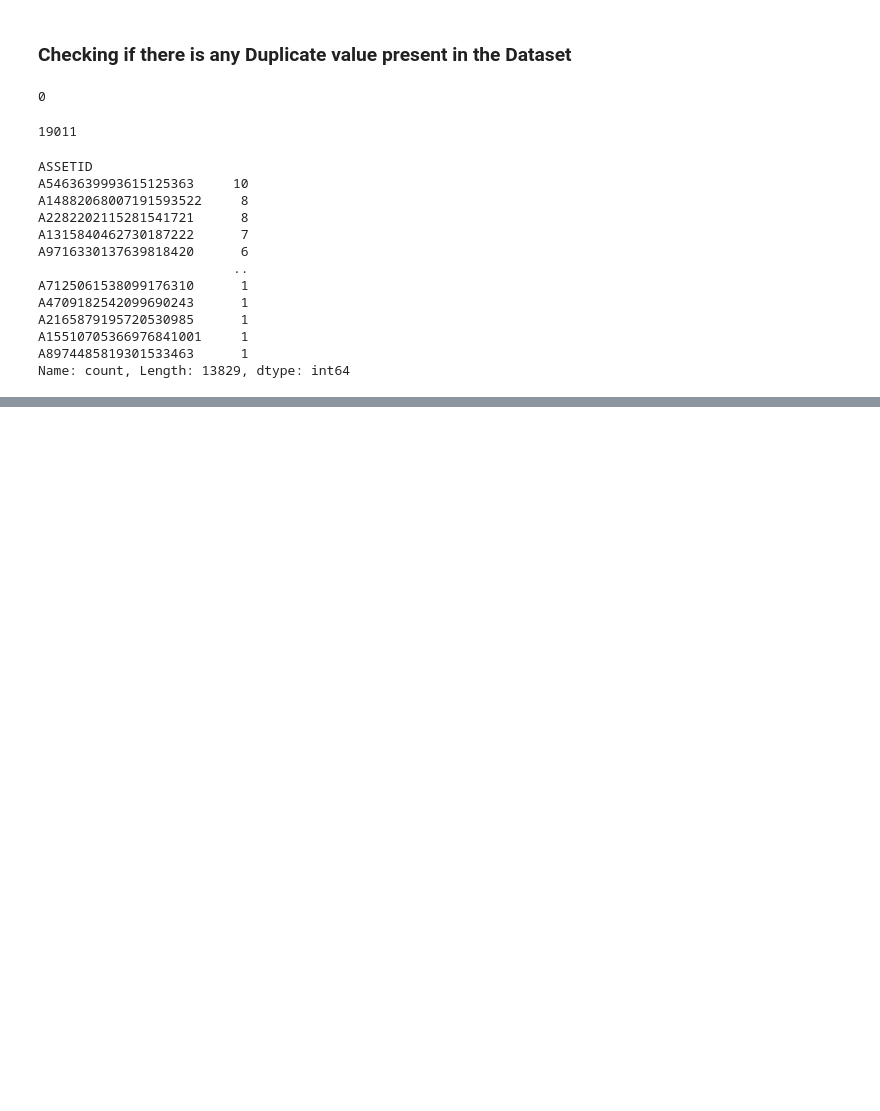
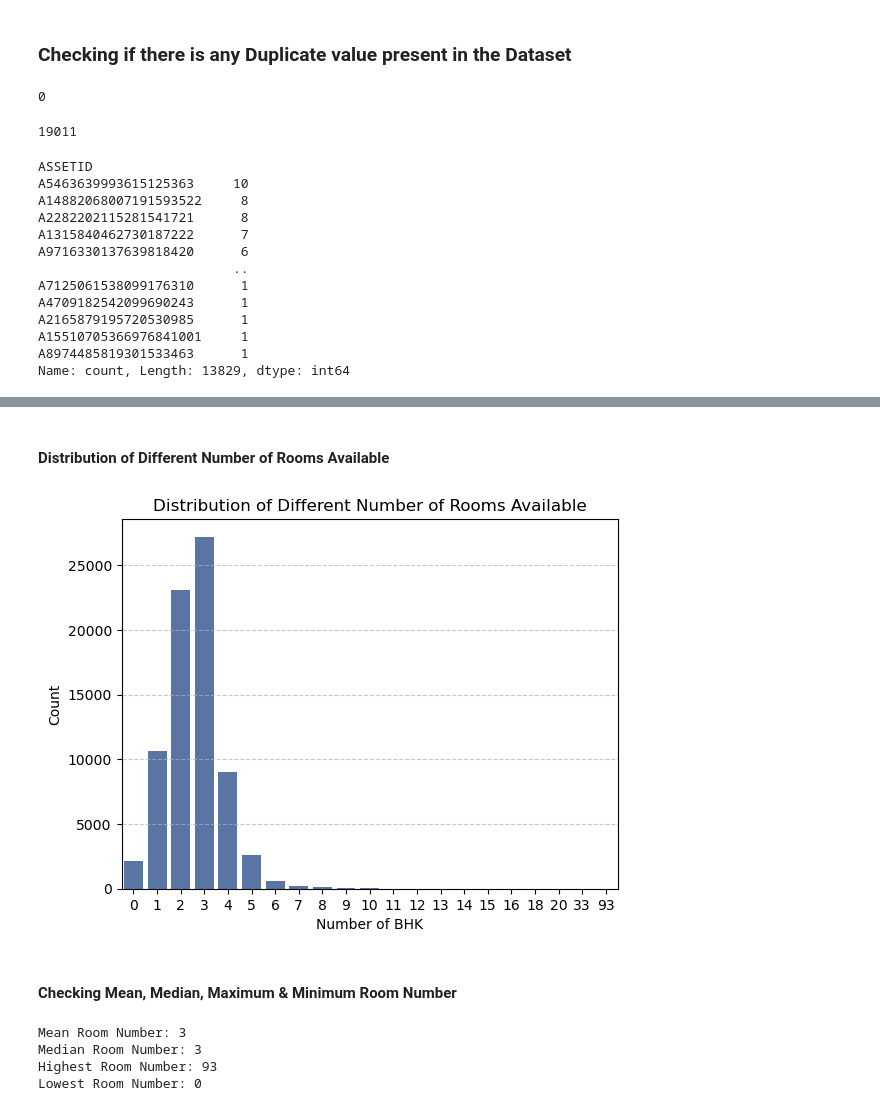
Before and after one commit to Marinaparragonz/Rental-Price-Recommendation-System-in-Madrid-using-Machine-Learning, a Jupyter notebook: EDA.ipynb, the cells around one changed output, grey strips where cells are left out. Cells and saved outputs as stored; diff of their text form; code cells hidden in the pictures; blank space fills up the shorter version.

```diff
--- a/EDA.ipynb
+++ b/EDA.ipynb
@@ -294,0 +396,32 @@ data[data['ASSETID'] == 'A5463639993615125363'].sort_values(by='PERIOD')
+# %% [markdown]
+#### Distribution of Different Number of Rooms Available
+# %%
+bhk_counts = data['ROOMNUMBER'].value_counts().sort_index()
+
+
+sns.barplot(x=bhk_counts.index, y=bhk_counts.values, color='#4c72b0')
+
+
+plt.title('Distribution of Different Number of Rooms Available')
+plt.xlabel('Number of BHK')
+plt.ylabel('Count')
+plt.grid(axis='y', linestyle='--', alpha=0.7)
+
+plt.show()
+# %% [output]
+[figure, added]
+# %% [markdown]
+#### Checking Mean, Median, Maximum & Minimum Room Number
+# %%
+print("Mean Room Number:", round(data["ROOMNUMBER"].mean()))
+
+print("Median Room Number:", round(data["ROOMNUMBER"].median()))
+
+print("Highest Room Number:", round(data["ROOMNUMBER"].max()))
+
+print("Lowest Room Number:", round(data["ROOMNUMBER"].min()))
+# %% [output]
+Mean Room Number: 3
+Median Room Number: 3
+Highest Room Number: 93
+Lowest Room Number: 0
```
Also changed, not shown: parts of 44 cells of this notebook.
